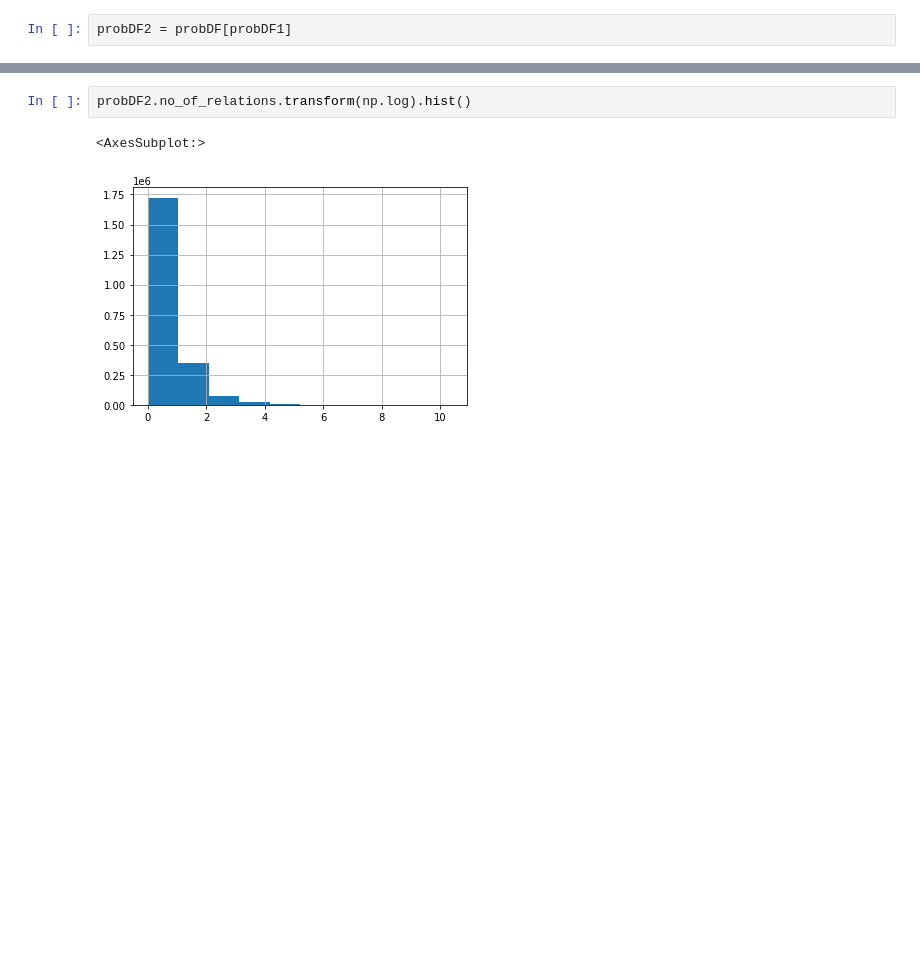
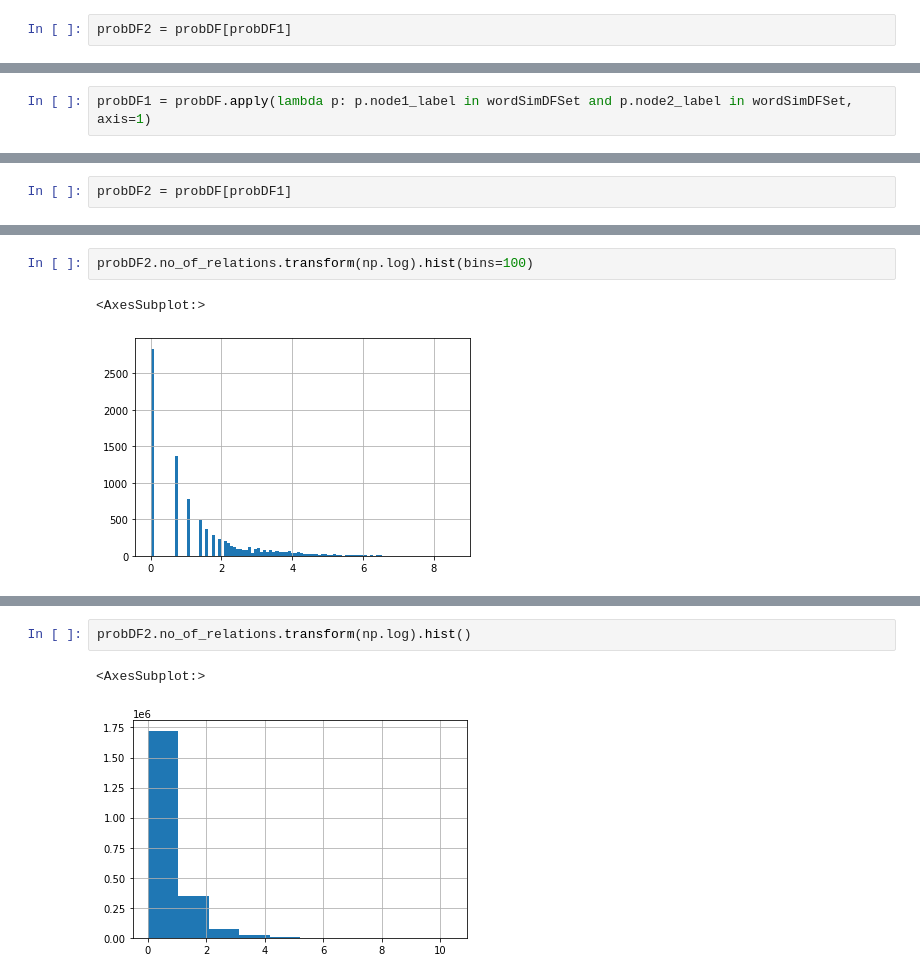
Before and after one commit to usc-isi-i2/wd-similarity, a Jupyter notebook: Probase File Exploration.ipynb, the cells around one changed output, grey strips where cells are left out. Drawn from its saved outputs; the diff is of its cells as text; blank space fills up the shorter version.

```diff
--- a/Probase File Exploration.ipynb
+++ b/Probase File Exploration.ipynb
@@ -137,0 +164,2 @@ probDF2.no_of_relations.hist()
+# %%
+probDF1 = probDF.apply(lambda p: p.node1_label in wordSimDFSet and p.node2_label in wordSimDFSet, axis=1)
@@ -137,0 +168,2 @@ probDF2.no_of_relations.hist()
+# %%
+probDF2 = probDF[probDF1]
@@ -137,0 +187,5 @@ probDF2.no_of_relations.hist()
+# %%
+probDF2.no_of_relations.transform(np.log).hist(bins=100)
+# %% [output]
+<AxesSubplot:>
+[figure, added]
```
Also changed, not shown: parts of 20 cells of this notebook, 16 other files.
